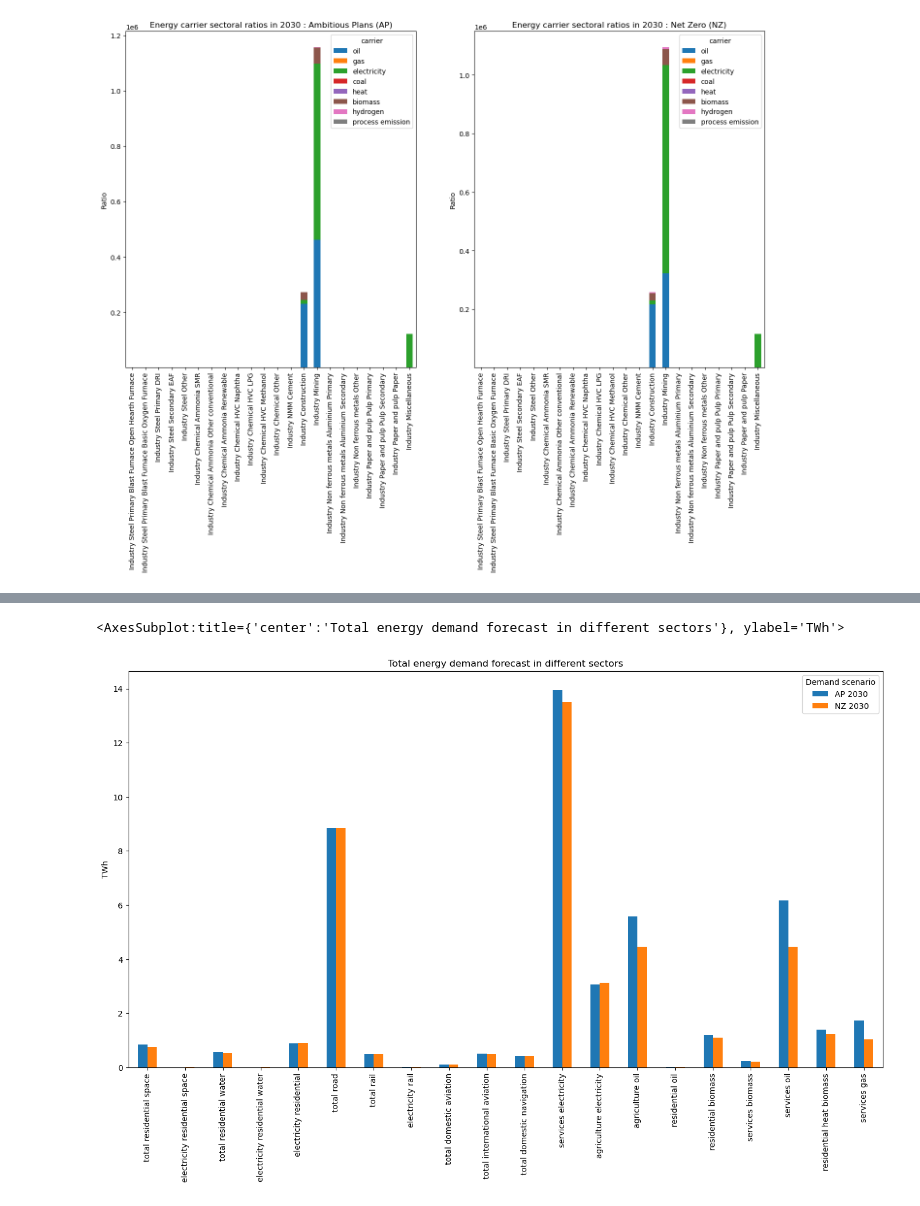
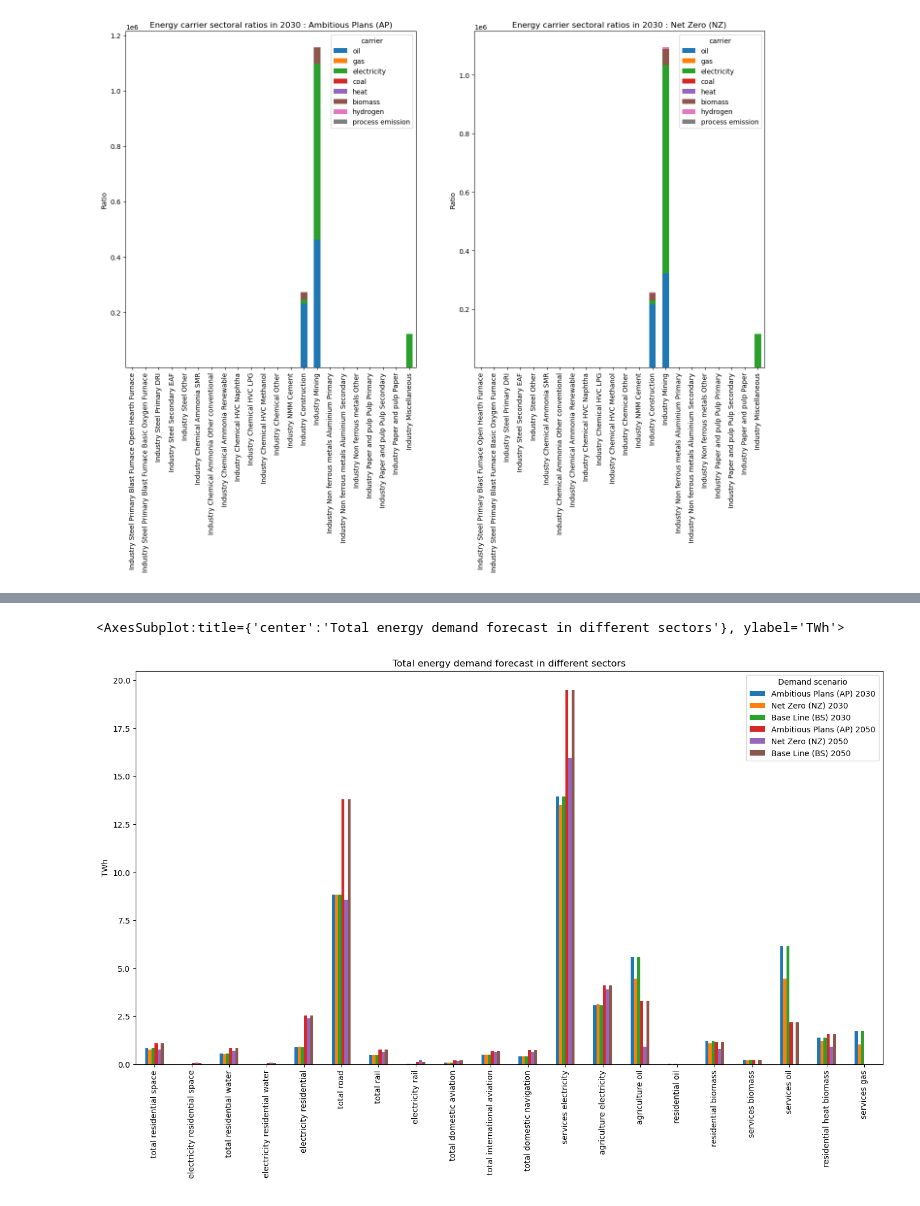
Before and after one commit to rajesh-ieg/thesis-notebook, a Jupyter notebook: analysis/demand_profile_analysis.ipynb, the cells around one changed output, grey strips where cells are left out. Cells and saved outputs as stored; diff of their text form; code cells hidden in the pictures.

Commit message:
updated notebooks for h2 network & demand profile

```diff
--- a/analysis/demand_profile_analysis.ipynb
+++ b/analysis/demand_profile_analysis.ipynb
@@ -13,12 +13,29 @@ industry_capacities = "../../pypsa-earth-sec/resources/custom_data/industrial_da
 
 industry_share_ap = "../../pypsa-earth-sec/resources/custom_data/industry_sector_ratios_AP_2030.csv"
 industry_share_nz = "../../pypsa-earth-sec/resources/custom_data/industry_sector_ratios_NZ_2030.csv"
+industry_share_bs = "../../pypsa-earth-sec/resources/custom_data/industry_sector_ratios_BS_2030.csv"
 
 industry_prod_ap  = "../../pypsa-earth-sec/resources/custom_data/industrial_production_per_country_tomorrow_2030_AP.csv"
 industry_prod_nz  = "../../pypsa-earth-sec/resources/custom_data/industrial_production_per_country_tomorrow_2030_NZ.csv"
+industry_prod_bs  = "../../pypsa-earth-sec/resources/custom_data/industrial_production_per_country_tomorrow_2030_BS.csv"
+
 
 etotals_ap = "../../pypsa-earth-sec/data/energy_totals_AP_2030.csv"
 etotals_nz = "../../pypsa-earth-sec/data/energy_totals_NZ_2030.csv"
+etotals_bs = "../../pypsa-earth-sec/data/energy_totals_BS_2030.csv"
+
+#2050 data
+industry_share_ap_50 = "../../pypsa-earth-sec/resources/custom_data/industry_sector_ratios_AP_2050.csv"
+industry_share_nz_50 = "../../pypsa-earth-sec/resources/custom_data/industry_sector_ratios_NZ_2050.csv"
+industry_share_bs_50 = "../../pypsa-earth-sec/resources/custom_data/industry_sector_ratios_BS_2050.csv"
+
+industry_prod_ap_50  = "../../pypsa-earth-sec/resources/custom_data/industrial_production_per_country_tomorrow_2050_AP.csv"
+industry_prod_nz_50  = "../../pypsa-earth-sec/resources/custom_data/industrial_production_per_country_tomorrow_2050_NZ.csv"
+industry_prod_bs_50  = "../../pypsa-earth-sec/resources/custom_data/industrial_production_per_country_tomorrow_2050_BS.csv"
+
+etotals_ap_50 = "../../pypsa-earth-sec/data/energy_totals_AP_2050.csv"
+etotals_nz_50 = "../../pypsa-earth-sec/data/energy_totals_NZ_2050.csv"
+etotals_bs_50 = "../../pypsa-earth-sec/data/energy_totals_BS_2050.csv"
 # %%
 df = pd.read_csv(industry_capacities, keep_default_na=False,
         na_values=[""])
@@ -192,23 +255,39 @@ df2.plot(kind="bar", stacked = True, ax=ax[1], title= "Energy carrier sectoral r
 # %%
 li = []
 df = []
 
 fig, ax = plt.subplots(1, 1)
 fig.set_size_inches(17, 9)
+
 df1 = pd.read_csv(etotals_ap, keep_default_na=False,na_values=[""])
-df1["Demand scenario"] = "AP 2030"
+df1["Demand scenario"] = "Ambitious Plans (AP) 2030"
 li.append(df1)
 df2 = pd.read_csv(etotals_nz, keep_default_na=False,na_values=[""])
-df2["Demand scenario"] = "NZ 2030"
+df2["Demand scenario"] = "Net Zero (NZ) 2030"
 li.append(df2)
+df3 = pd.read_csv(etotals_bs, keep_default_na=False,na_values=[""])
+df3["Demand scenario"] = "Base Line (BS) 2030"
+li.append(df3)
+
+#2050
+df4 = pd.read_csv(etotals_ap_50, keep_default_na=False,na_values=[""])
+df4["Demand scenario"] = "Ambitious Plans (AP) 2050"
+li.append(df4)
+df5 = pd.read_csv(etotals_nz_50, keep_default_na=False,na_values=[""])
+df5["Demand scenario"] = "Net Zero (NZ) 2050"
+li.append(df5)
+df6 = pd.read_csv(etotals_bs_50, keep_default_na=False,na_values=[""])
+df6["Demand scenario"] = "Base Line (BS) 2050"
+li.append(df6)
+
 df = pd.concat(li, axis=0, ignore_index=True)
-
 df = df.drop(['country'], axis=1)
 df = df.set_index('Demand scenario')
 df = df.transpose()
 df= df.loc[(df!=0).any(axis=1)]
 df= df.dropna()
 df.plot(kind="bar", title= "Total energy demand forecast in different sectors", ylabel = "TWh", ax=ax)
+#df
 # %% [output]
 <AxesSubplot:title={'center':'Total energy demand forecast in different sectors'}, ylabel='TWh'>
-[figure, old version]
+[figure, new version]
```
Also changed, not shown: parts of 4 cells of this notebook, 1 other file.
